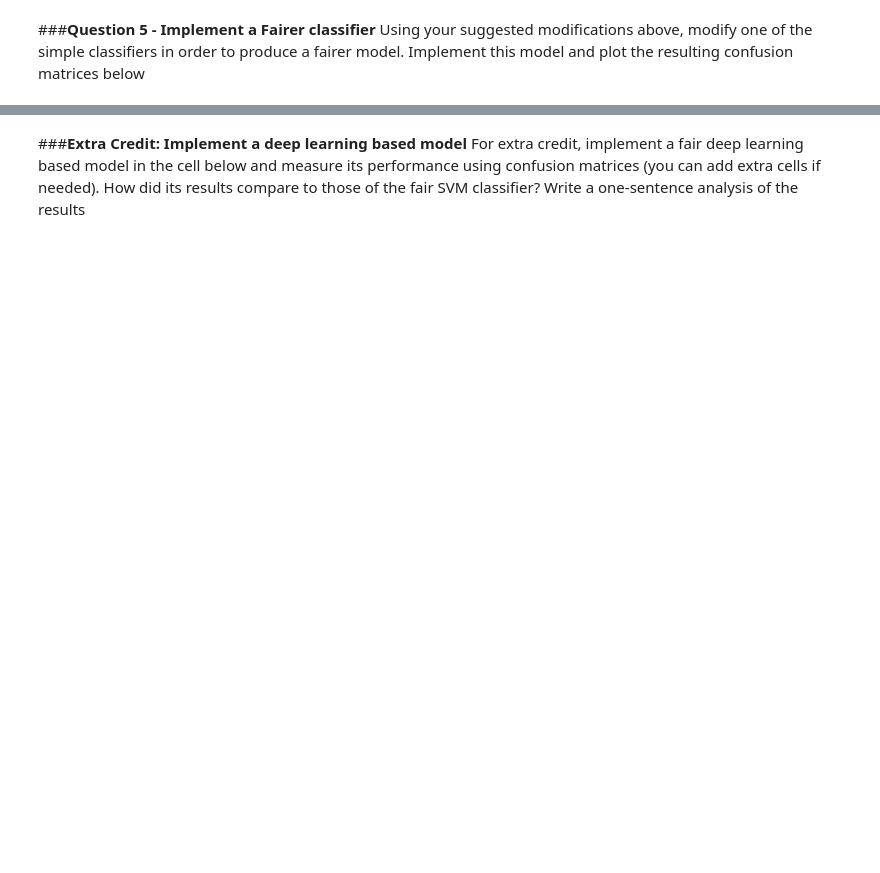
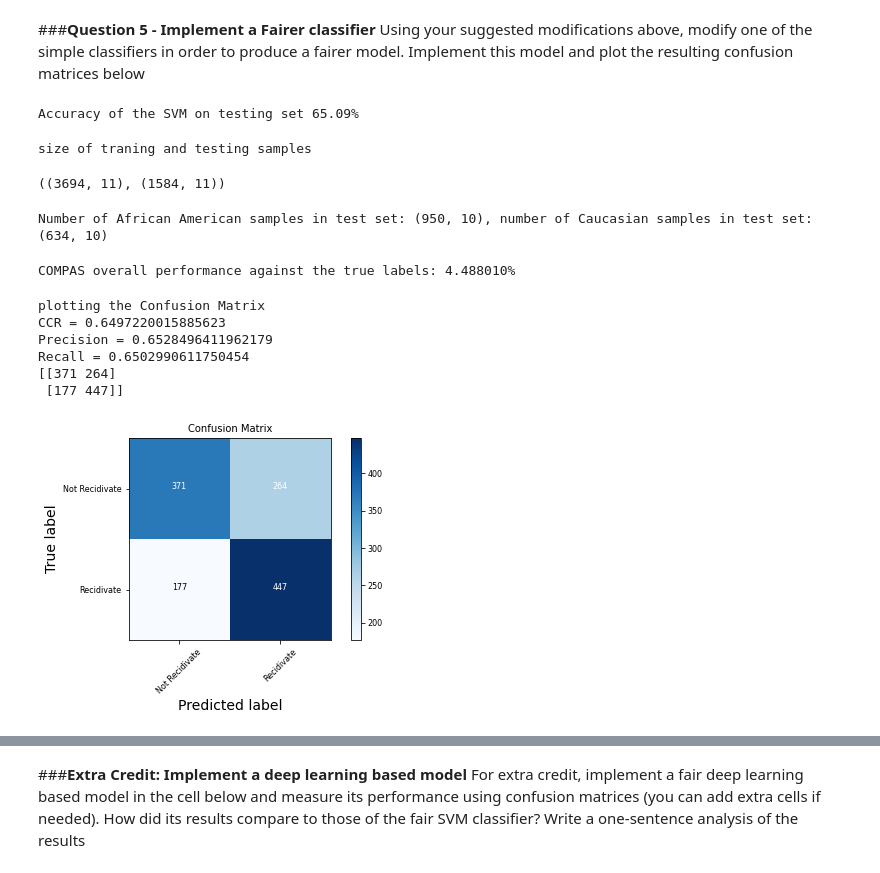
Before and after one commit to mkdatz/AI_Ethics, a Jupyter notebook: Homework1.ipynb, the cells around one changed output, grey strips where cells are left out. Drawn from its saved outputs; the diff is of its cells as text; code cells hidden in the pictures; blank space fills up the shorter version.

```diff
--- a/Homework1.ipynb
+++ b/Homework1.ipynb
@@ -868,3 +876,16 @@ What modifications can be made on the above classifiers that would result in fai
 # %% [markdown]
 ###**Question 5 - Implement a Fairer classifier**
 Using your suggested modifications above, modify one of the simple classifiers in order to produce a fairer model. Implement this model and plot the resulting confusion matrices below
+# %%
+dataset_conditioned_train, dataset_conditioned_validate_test = dataset_conditioned.split([0.7], shuffle=True)
+# %%
+from sklearn.svm import SVC
+svm_classifier = SVC(gamma=0.001, C=100.)
+svm_classifier.fit(dataset_conditioned_train.features, dataset_conditioned_train.labels.ravel())
+
+pred = svm_classifier.predict(dataset_conditioned_validate_test.features)
+
+print('Accuracy of the SVM on testing set {0:.2f}% '
+      .format(performance.accuracy_score(dataset_conditioned_validate_test.labels, pred, normalize=True)*100))
+# %% [output]
+Accuracy of the SVM on testing set 65.09%
@@ -870,0 +909,46 @@ Using your suggested modifications above, modify one of the simple classifiers i
+# %%
+print('size of traning and testing samples')
+dataset_conditioned_train.convert_to_dataframe()[0].shape,dataset_conditioned_validate_test.convert_to_dataframe()[0].shape
+# %% [output]
+size of traning and testing samples
+((3694, 11), (1584, 11))
+# %%
+test_df = dataset_conditioned_validate_test.convert_to_dataframe()[0]
+# %%
+female_samples = test_df[test_df['sex'] == 1.0]
+female_samples_label = female_samples.filter(['two_year_recid'])
+female_samples.drop(columns=['two_year_recid'],inplace=True)
+
+male_samples = test_df[test_df['sex'] == 0.0]
+male_samples_label = male_samples.filter(['two_year_recid'])
+male_samples.drop(columns=['two_year_recid'],inplace=True)
+
+#get caucasians samples from the dataset
+caucasian_samples = test_df[test_df['race'] == 1.0]
+caucasian_samples_label = caucasian_samples.filter(['two_year_recid'])
+caucasian_samples.drop(columns=['two_year_recid'],inplace=True)
+
+#get african american samples from the dataset
+african_american_samples = test_df[test_df['race'] == 0.0]
+african_american_samples_label = african_american_samples.filter(['two_year_recid'])
+african_american_samples.drop(columns=['two_year_recid'],inplace=True)
+print('Number of African American samples in test set: {0}, number of Caucasian samples in test set: {1}'.format(african_american_samples.shape, caucasian_samples.shape))
+# %% [output]
+Number of African American samples in test set: (950, 10), number of Caucasian samples in test set: (634, 10)
+# %%
+overall_accuracy = performance.accuracy_score(new_scores['two_year_recid'], new_scores['decile_score'],normalize=True)
+
+print('COMPAS overall performance against the true labels: {0:3f}%'.format(overall_accuracy *100))
+# %% [output]
+COMPAS overall performance against the true labels: 4.488010%
+# %%
+male_prediction = svm_classifier.predict(male_samples)
+plot_conf_matrix(male_samples_label.to_numpy().ravel(), male_prediction, class_names=['Not Recidivate', 'Recidivate'])
+# %% [output]
+plotting the Confusion Matrix
+CCR = 0.6497220015885623
+Precision = 0.6528496411962179
+Recall = 0.6502990611750454
+[[371 264]
+ [177 447]]
+[figure, added]
```
Also changed, not shown: parts of 8 cells of this notebook.
